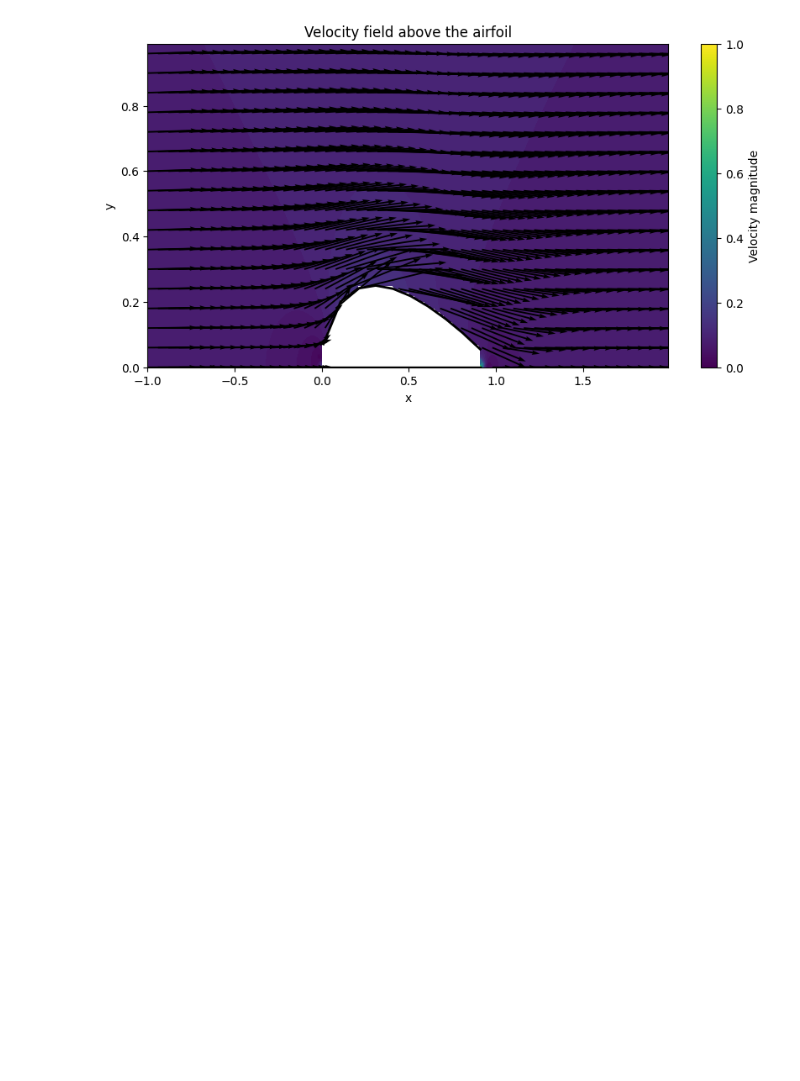
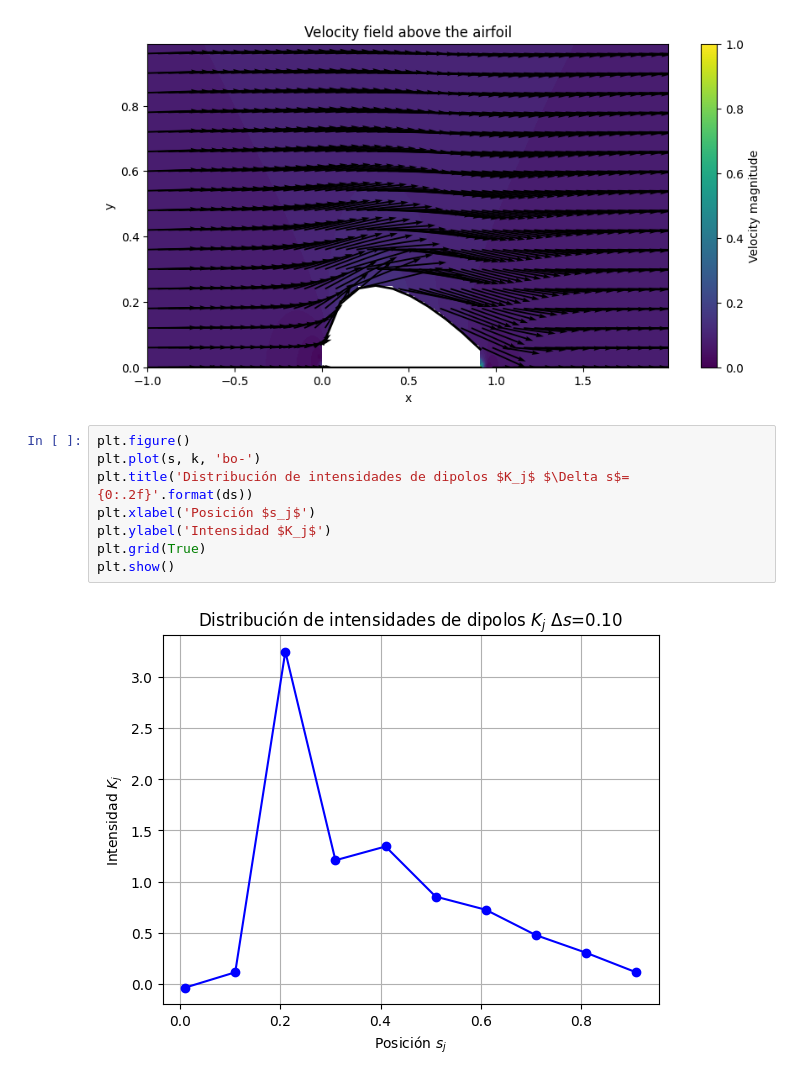
Before and after one commit to niardilav/Aerodinamica, a Jupyter notebook: Parte2_aerodinamica.ipynb, the cells around one changed output. Saved outputs shown, nothing was run; the diff lists cells and outputs as text; blank space fills up the shorter version.

```diff
--- a/Parte2_aerodinamica.ipynb
+++ b/Parte2_aerodinamica.ipynb
@@ -95,3 +95,13 @@ plt.show()
 # ...existing code...
 # %% [output]
 [figure]
+# %%
+plt.figure()
+plt.plot(s, k, 'bo-')
+plt.title('Distribución de intensidades de dipolos $K_j$ $\Delta s$={0:.2f}'.format(ds))
+plt.xlabel('Posición $s_j$')
+plt.ylabel('Intensidad $K_j$')
+plt.grid(True)
+plt.show()
+# %% [output]
+[figure, added]
```
Also changed, not shown: parts of 1 cell of this notebook, 2 other files.
